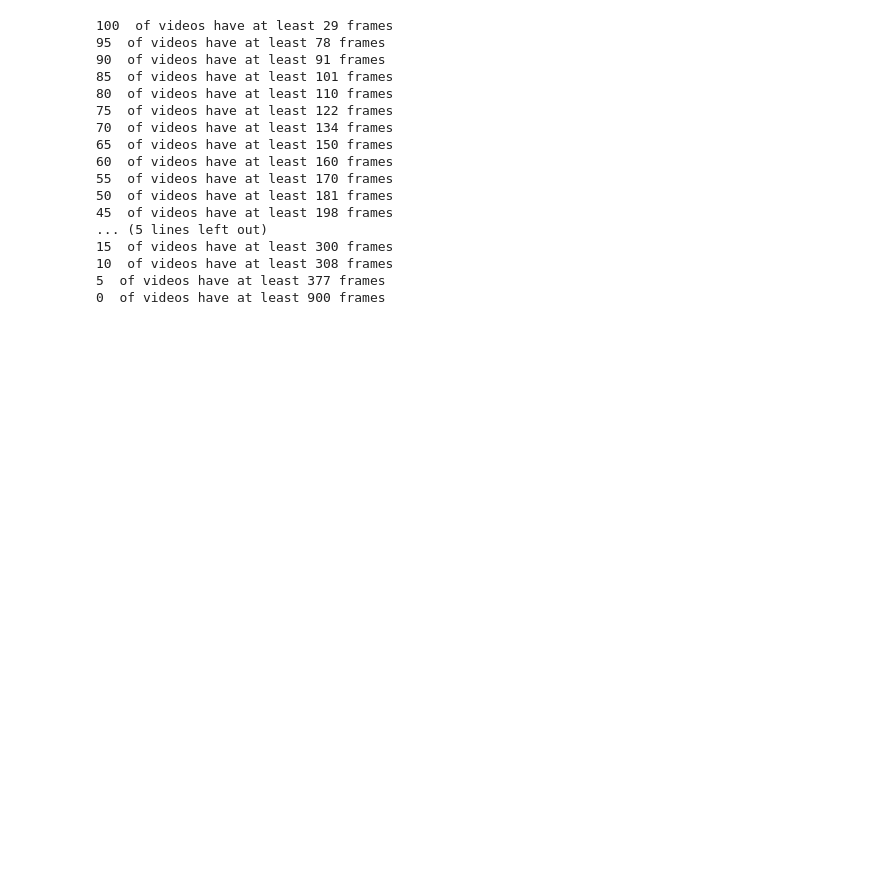
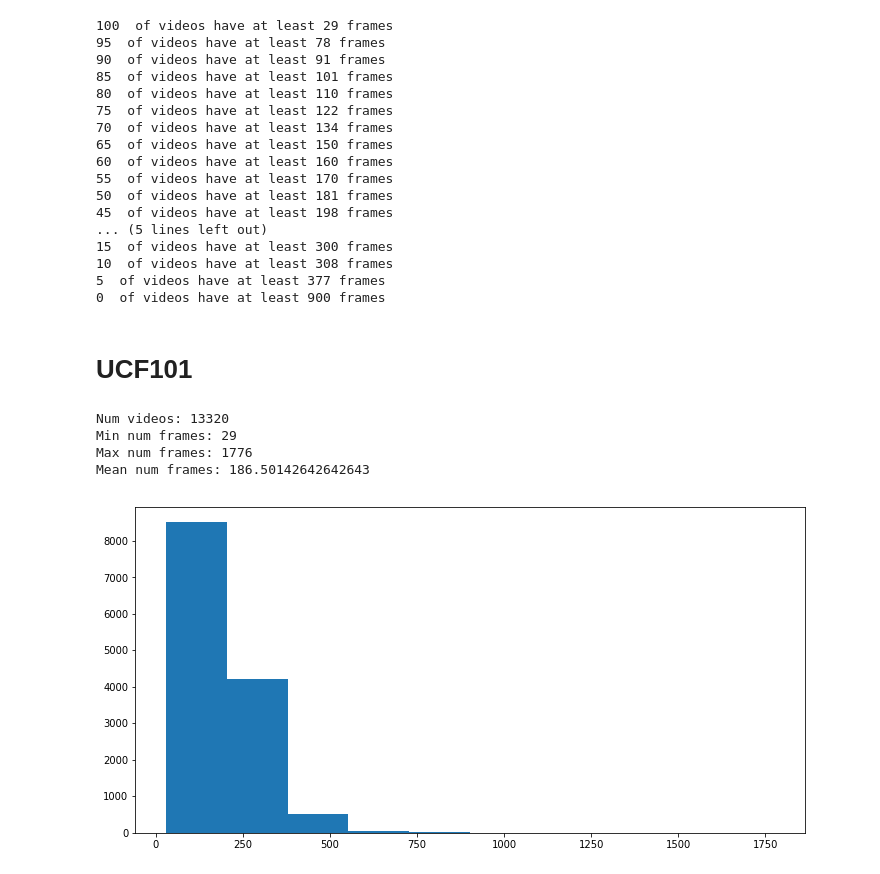
Before and after one commit to 2Change/rnn-project, a Jupyter notebook: statistics_on_our_datasets.ipynb, the cells around one changed output. Drawn from its saved outputs; the diff is of its cells as text; code cells hidden in the pictures; blank space fills up the shorter version.

```diff
--- a/statistics_on_our_datasets.ipynb
+++ b/statistics_on_our_datasets.ipynb
@@ -96,3 +96,21 @@ print_percentiles(frames_counts)
 10  of videos have at least 308 frames
 5  of videos have at least 377 frames
 0  of videos have at least 900 frames
+# %% [markdown]
+# UCF101
+# %%
+frames_counts = get_frame_counts('UCF101')
+# %%
+print('Num videos:', len(frames_counts))
+print('Min num frames:', frames_counts.min())
+print('Max num frames:', frames_counts.max())
+print('Mean num frames:', frames_counts.mean())
+# %% [output]
+Num videos: 13320
+Min num frames: 29
+Max num frames: 1776
+Mean num frames: 186.50142642642643
+# %%
+frames_histogram(frames_counts)
+# %% [output]
+[figure, added]
```
Also changed, not shown: parts of 6 cells of this notebook.
